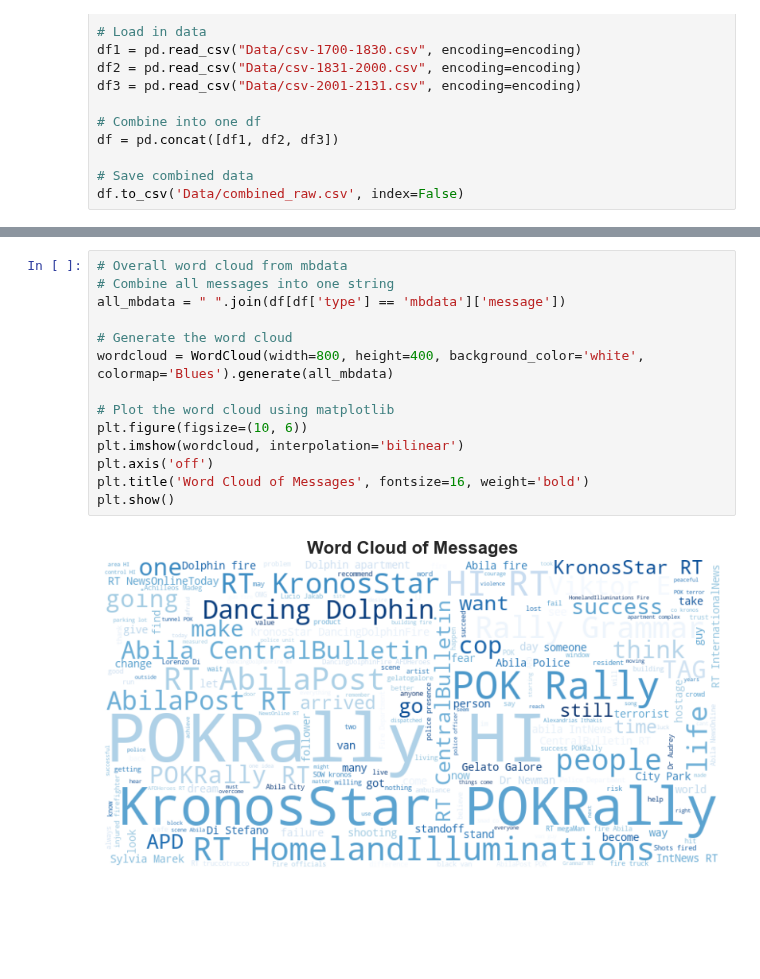
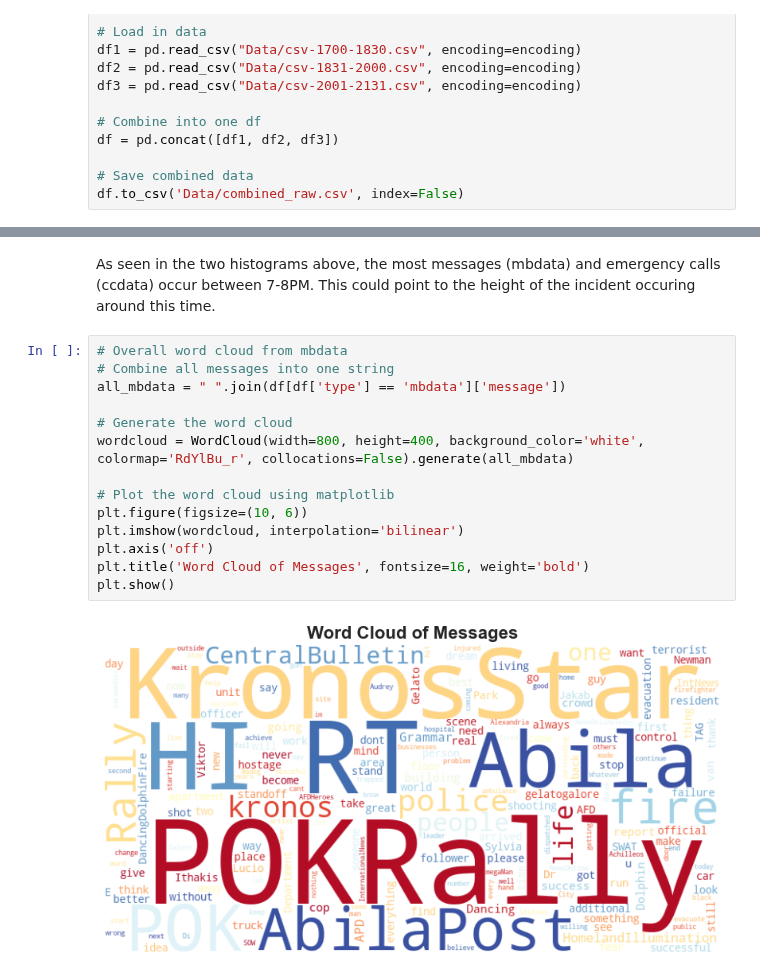
Before and after one commit to sydneybulatao/CS178-Final, a Jupyter notebook: Q1/Q1.ipynb, the cells around one changed output, grey strips where cells are left out. Drawn from its saved outputs; the diff is of its cells as text; blank space fills up the shorter version.

```diff
--- a/Q1/Q1.ipynb
+++ b/Q1/Q1.ipynb
@@ -79,16 +79,18 @@ plt.show()
+# %% [markdown]
+As seen in the two histograms above, the most messages (mbdata) and emergency calls (ccdata) occur between 7-8PM. This could point to the height of the incident occuring around this time.
 # %%
 # Overall word cloud from mbdata
 # Combine all messages into one string
 all_mbdata = " ".join(df[df['type'] == 'mbdata']['message'])
 
 # Generate the word cloud
-wordcloud = WordCloud(width=800, height=400, background_color='white', colormap='Blues').generate(all_mbdata)
+wordcloud = WordCloud(width=800, height=400, background_color='white', colormap='RdYlBu_r', collocations=False).generate(all_mbdata)
 
 # Plot the word cloud using matplotlib
 plt.figure(figsize=(10, 6))
 plt.imshow(wordcloud, interpolation='bilinear')
 plt.axis('off')
 plt.title('Word Cloud of Messages', fontsize=16, weight='bold')
 plt.show()
 # %% [output]
-[figure, old version]
+[figure, new version]
```
Also changed, not shown: parts of 9 cells of this notebook, 1 other file.
